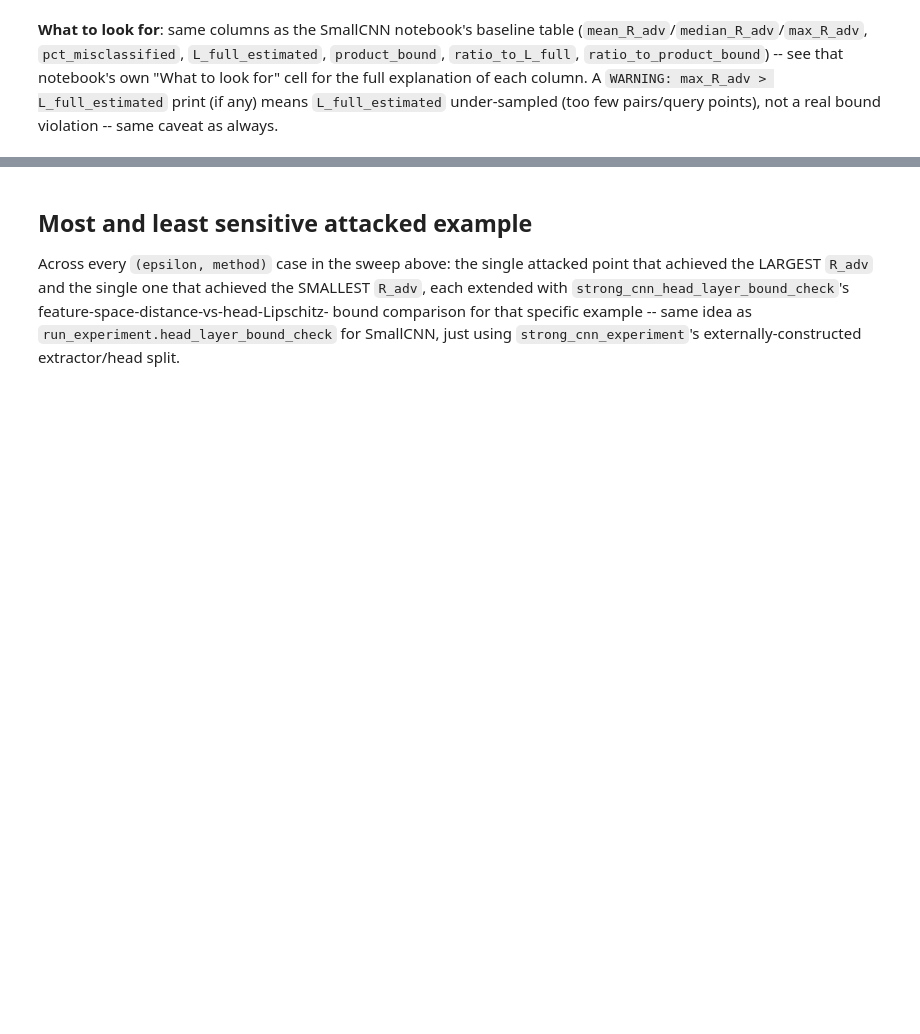
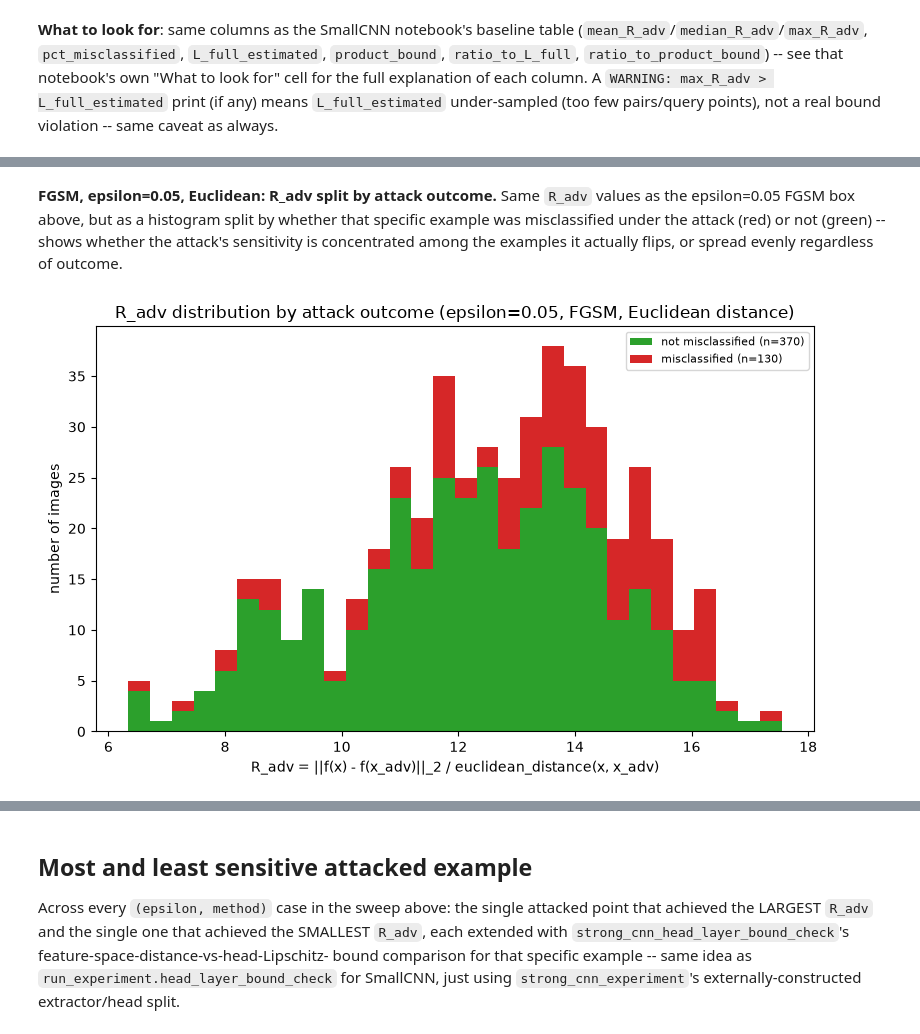
Before and after one commit to Kilobyte947/Datasig, a Jupyter notebook: mnist_lipschitz/adversarial/notebook_adversarial_strongcnn.ipynb, the cells around one changed output, grey strips where cells are left out. Saved outputs shown, nothing was run; the diff lists cells and outputs as text; code cells hidden in the pictures; blank space fills up the shorter version.

```diff
--- a/mnist_lipschitz/adversarial/notebook_adversarial_strongcnn.ipynb
+++ b/mnist_lipschitz/adversarial/notebook_adversarial_strongcnn.ipynb
@@ -107,0 +108,11 @@ fig_R_adv_eucl = adv_plots.plot_R_adv_distribution(
+# %% [markdown]
+**FGSM, epsilon=0.05, Euclidean: R_adv split by attack outcome.** Same `R_adv` values as the
+epsilon=0.05 FGSM box above, but as a histogram split by whether that specific example was
+misclassified under the attack (red) or not (green) -- shows whether the attack's sensitivity
+is concentrated among the examples it actually flips, or spread evenly regardless of outcome.
+# %%
+fig_R_adv_hist_fgsm_005 = adv_plots.plot_R_adv_histogram_by_outcome(
+    sweep_results, epsilon=0.05, method="FGSM", metric_name="Euclidean",
+    save_path=run_experiment.RESULTS_DIR / "strong_cnn_R_adv_histogram_fgsm_eps0.05_euclidean.png")
+# %% [output]
+[figure, added]
```
Also changed, not shown: parts of 13 cells of this notebook, 7 other files.
